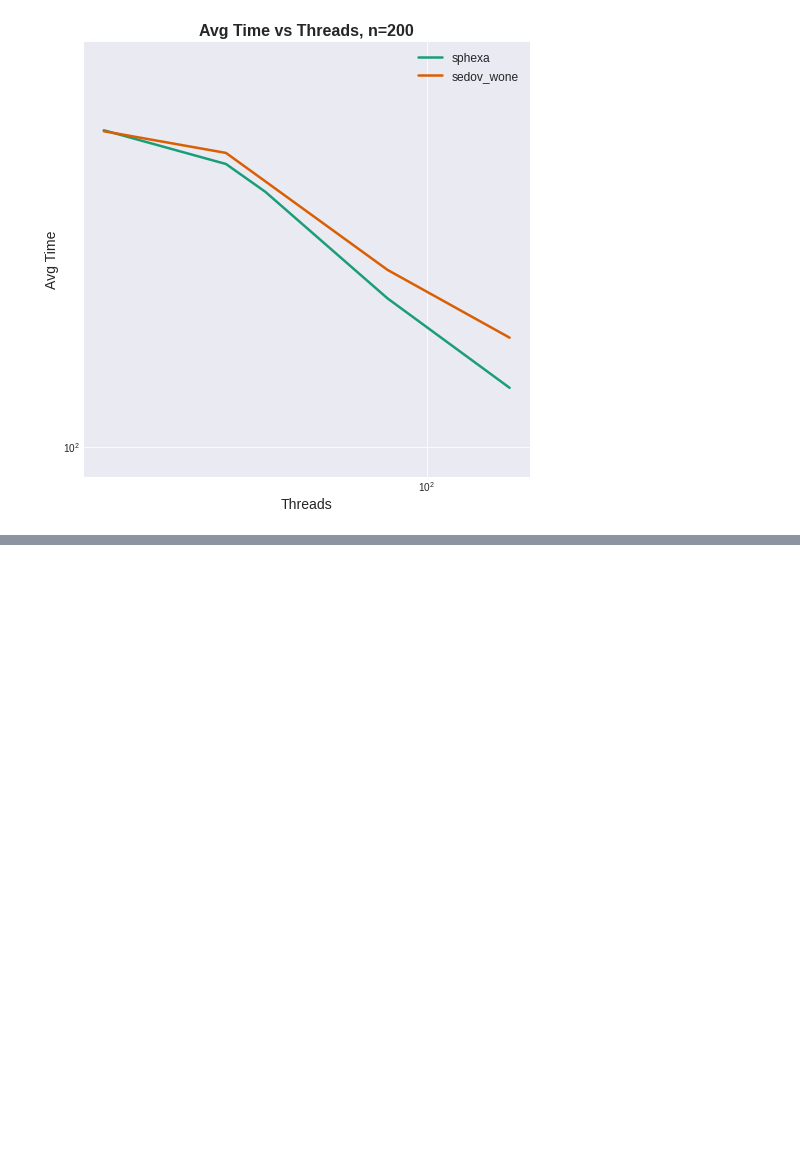
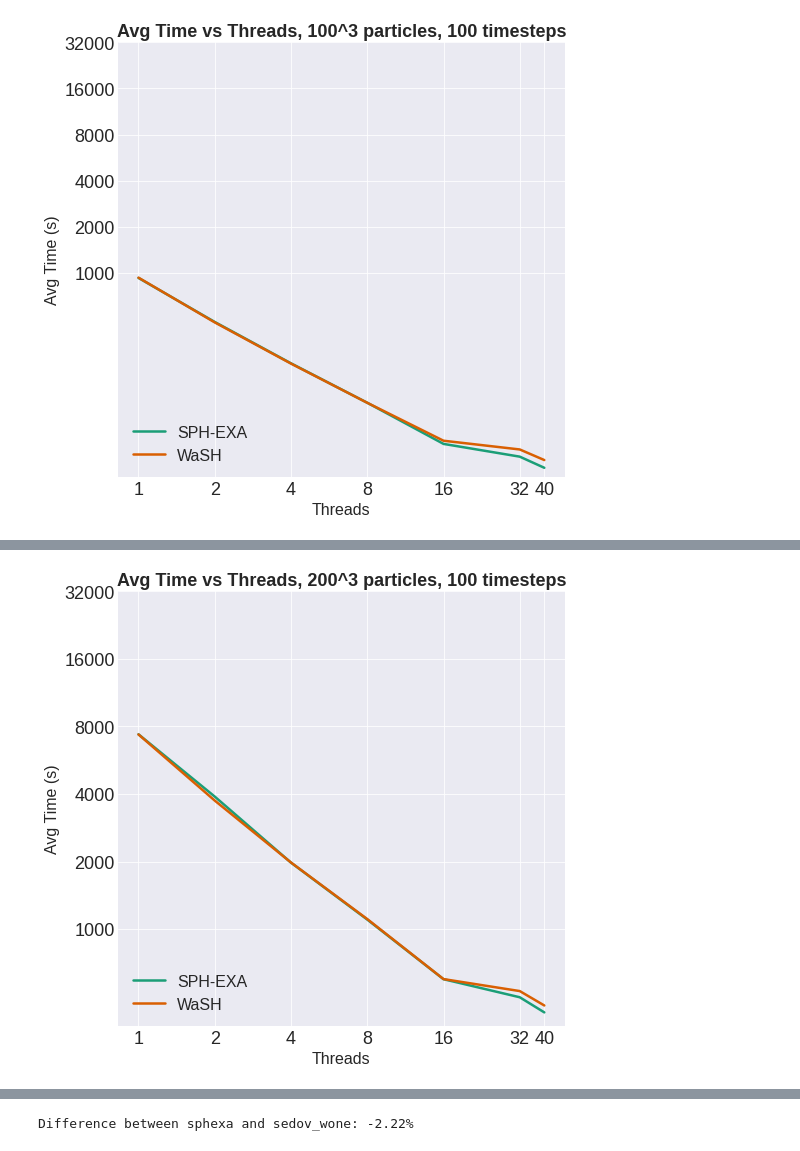
Before and after one commit to MaciejWdev/wash-perf-analysis, a Jupyter notebook: analysis.ipynb, the cells around one changed output, grey strips where cells are left out. Cells and saved outputs as stored; diff of their text form; code cells hidden in the pictures; blank space fills up the shorter version.

```diff
--- a/analysis.ipynb
+++ b/analysis.ipynb
@@ -22,6 +59,7 @@ plt.rcParams['legend.fontsize'] = 18
 # %%
 # Load Data
 sph_exa = ['sphexa','sphexa_cuda']
+
 sedov_versions = ['sedov_wone',
             'sedov_cstone',
             'sedov_west',
@@ -30,6 +68,8 @@ sedov_versions = ['sedov_wone',
             'sphexa_cuda_nogpu',
             ]
 
+vipers = ['viper_sedov_wone','viper_sphexa']
+
 outputdir = "./out/"
 # %%
 def to_sci_notation(num):
@@ -42,7 +82,7 @@ plt.rcParams['legend.fontsize'] = 'large'
 # %%
 allresults = []
 # Read file line by line
-for sedov_version in sedov_versions + sph_exa:
+for sedov_version in sedov_versions + sph_exa + vipers:
     print(sedov_version)
     dir = outputdir + sedov_version + "/"
     configs = glob.glob(dir + "*.txt")
@@ -75,10 +115,15 @@ for sedov_version in sedov_versions + sph_exa:
             if config_split[3].isdigit():
                 nodes = int(config_split[3])
             times               = [float(time) for time in times]
+            if 'viper' in sedov_version:
+                times = [time for time in times if time > 20]
+
             avgtime             = np.mean(times)
 
+            times = sorted(times)
+            mid_index = len(times) // 2
             # Remove first and last time outliers
-            trueavg = np.mean(times[1:-1]) if len(times) > 2 else avgtime
+            trueavg = np.mean(times[mid_index-1:mid_index+2]) if len(times) > 4 else avgtime
             stdev = np.std([float(time) for time in times])
 
             truestdev = np.std(times[1:-1]) if len(times) > 2 else stdev
@@ -123,7 +185,10 @@ allresults['TotalThreads'] = allresults['Threads'] * allresults['Nodes']
 # %%
 def runtimes_plot(df, versions,sizes=[20],time=100,output=None,title=None,multinode=False,basethreads=40):
     # subplot for each size
+    threadnums = [1,2,4,8,16,32,40]
     for size in sizes:
+        fig, ax = plt.subplots()
+        times = {}
         for version in versions:
             data = df[df['Version'] == version]
             data = data[data['n_particles'] == size]
@@ -137,32 +202,63 @@ def runtimes_plot(df, versions,sizes=[20],time=100,output=None,title=None,multin
             else:
                 data = data.sort_values(by='TotalThreads')
 
-            if (version == 'sedov_wisb' or version == 'sedov_west') and not data['AvgTime'].isnull().all():
+            if "sphexa" in version:
+                label = "SPH-EXA"
+            else:
+                label = "WaSH"
+
+            if False:
+            # if (version == 'sedov_wisb' or version == 'sedov_west') and not data['AvgTime'].isnull().all():
                 y = data['AvgTime'].mean()
                 threadnums = [1,2,4,8,16,32,40]
-                plt.plot(threadnums,[y]*len(threadnums), label=version,lineWidth=2.5)
-            elif version != 'sedov_wisb':
-                print(data['Nodes'])
-                plt.plot(data['Threads']*data['Nodes'], data['AvgTime'], label=version,lineWidth=2.5)
+                plt.plot(threadnums,[y]*len(threadnums), label=version,linewidth=2.5)
+            # elif version != 'sedov_wisb':
+            else:
+                # print(data['Nodes'])
+                print(data)
+                ax.plot(data['Threads']*data['Nodes'], data['AvgTime'], label=label,linewidth=2.5)
+
+            times[version] = data[data['Threads'] == 16]['AvgTime']
         # larger size
-        plt.xlabel('Threads')
-        plt.ylabel('Avg Time')
-        plt.yscale('log')
-        plt.xscale('log')
-        plt.grid(True)
+        # plt.xlabel('Threads')
+        # plt.ylabel('Avg Time')
+        # plt.yscale('log')
+        # plt.xscale('log')
+        # plt.grid(True)
+        # plt.ylim(bottom=0)
+        # plt.xlim(left=1)
+        ax.set_xlabel('Threads')
+        ax.set_ylabel('Avg Time (s)')
+        ax.set_yscale('log')
+        ax.set_xscale('log')
+        ax.grid(True)
+        ax.get_yaxis().set_major_formatter(plt.ScalarFormatter())
+        ax.set_yticks([1000,2000,4000,8000,16000,32000])
+        # ax.set_ylim(bottom=1)
+        # ax.set_xlim(left=0)
+
+
+        # xticks threads
+        ax.set_xticks([1,2,4,8,16,32,40])
+        ax.get_xaxis().set_major_formatter(plt.ScalarFormatter())
         # equal axes
-        plt.axis('equal')
-        plt.legend()
+        # plt.axis('equal')
+        # Legend in top right
+        plt.legend(loc='lower left',fontsize=16)
+
+        # plt.legend()
         if title is not None:
             plt.title(title)
         else:
-            plt.title('Avg Time vs Threads, n=' + str(size))
+            plt.title(f'Avg Time vs Threads, {size}^3 particles, {time} timesteps')
         # Make bigger legend
 
         plt.show()
-# runtimes_plot(allresults[allresults['Output'] == False], ['sedov_west','sedov_wser','sedov_wisb','sedov_cstone','sphexa','sedov_wone','sphexa_cuda'],sizes=[20,30],time=100)
+        print(f"Difference between {versions[0]} and {versions[1]}: {(times[versions[0]].mean() - times[versions[1]].mean())/times[versions[1]].mean() * 100:.2f}%")
+# runtimes_plot(allresults[allresults['Output'] == False], ['sedov_west','sedov_wser','sedov_wisb','sedov_cstone','sphexa','sedov_wone'],sizes=[20,30],time=100)
 
 # runtimes_plot(allresults[allresults['Output'] == False], ['sphexa','sedov_wone'],sizes=[100],time=100,multinode=True,basethreads=40)
 
-runtimes_plot(allresults[allresults['Output'] == False], ['sphexa','sedov_wone'],sizes=[200],time=100,multinode=True,basethreads=40)
+runtimes_plot(allresults[allresults['Output'] == False], ['sphexa','sedov_wone'],sizes=[100,200,300],time=100,multinode=False,basethreads=40)
+# runtimes_plot(allresults[allresults['Output'] == False], ['sphexa','sedov_wone'],sizes=[200],time=100,multinode=False,basethreads=40)
 # %% [output]
@@ -181 +282 @@ Name: Nodes, dtype: int64
-[figure, old version]
+[figure, new version]
@@ -181,0 +300 @@ Name: Nodes, dtype: int64
+[figure, added]
@@ -181,0 +319 @@ Name: Nodes, dtype: int64
+Difference between sphexa and sedov_wone: -2.22%
```
Also changed, not shown: parts of 14 cells of this notebook.
